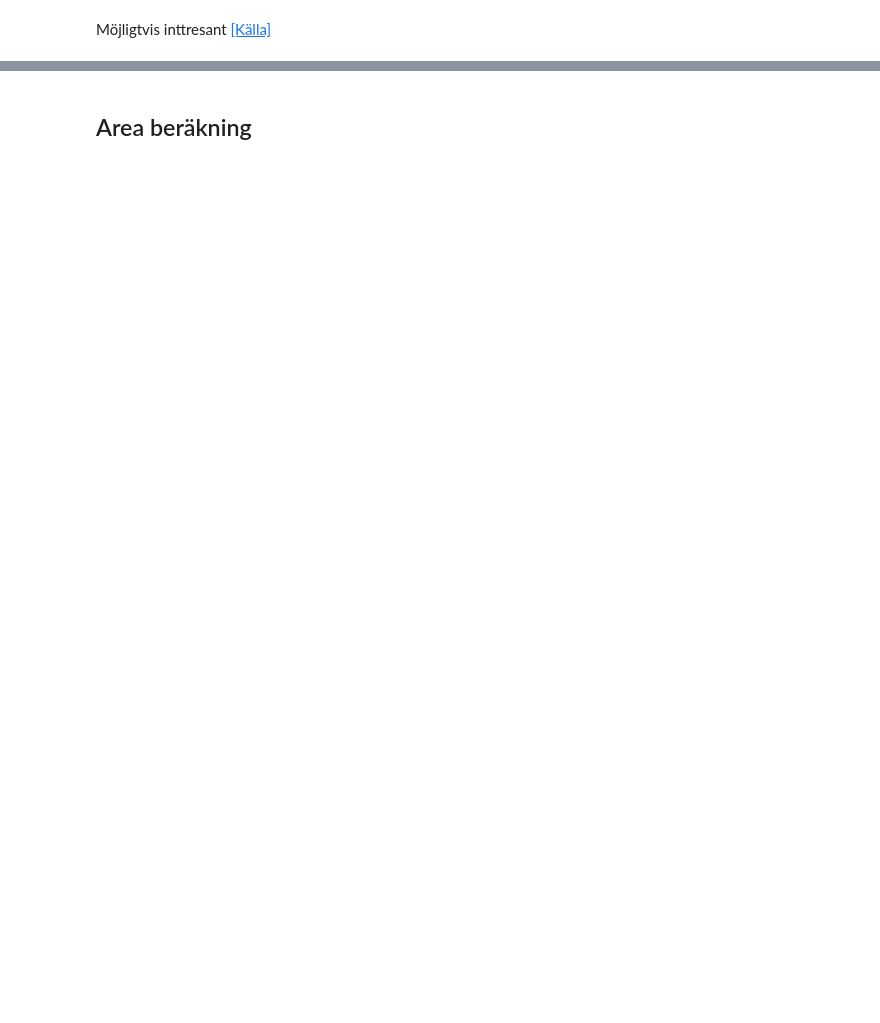
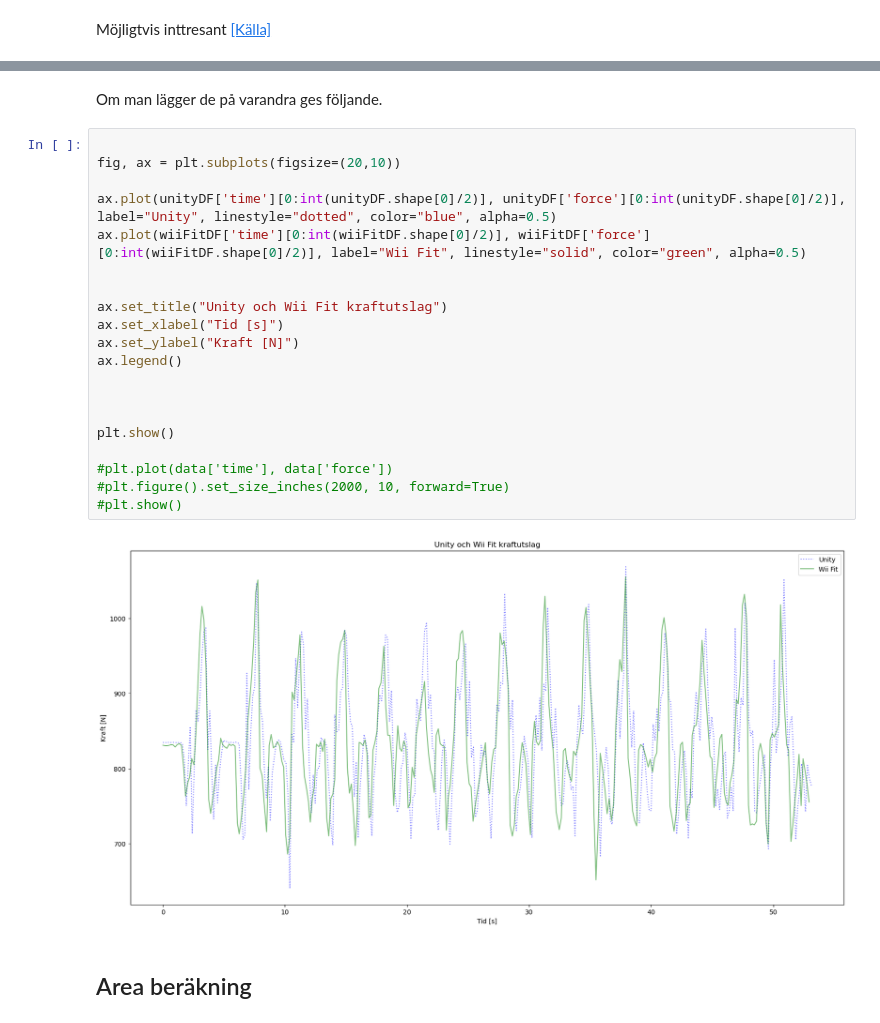
Before and after one commit to Pettson01/Examensarbete-force, a Jupyter notebook: squats.ipynb, the cells around one changed output, grey strips where cells are left out. Saved outputs shown, nothing was run; the diff lists cells and outputs as text; blank space fills up the shorter version.

```diff
--- a/squats.ipynb
+++ b/squats.ipynb
@@ -87,3 +142,27 @@ plt.show()
+# %% [markdown]
+Om man lägger de på varandra ges följande.
+# %%
+
+fig, ax = plt.subplots(figsize=(20,10))
+
+ax.plot(unityDF['time'][0:int(unityDF.shape[0]/2)], unityDF['force'][0:int(unityDF.shape[0]/2)], label="Unity", linestyle="dotted", color="blue", alpha=0.5)
+ax.plot(wiiFitDF['time'][0:int(wiiFitDF.shape[0]/2)], wiiFitDF['force'][0:int(wiiFitDF.shape[0]/2)], label="Wii Fit", linestyle="solid", color="green", alpha=0.5)
+
+
+ax.set_title("Unity och Wii Fit kraftutslag")
+ax.set_xlabel("Tid [s]")
+ax.set_ylabel("Kraft [N]")
+ax.legend()
+
+
+
+plt.show()
+
+#plt.plot(data['time'], data['force'])
+#plt.figure().set_size_inches(2000, 10, forward=True)
+#plt.show()
+# %% [output]
+[figure, added]
 # %% [markdown]
 ## Area beräkning
 # %%
```
Also changed, not shown: parts of 16 cells of this notebook, 1 other file.
